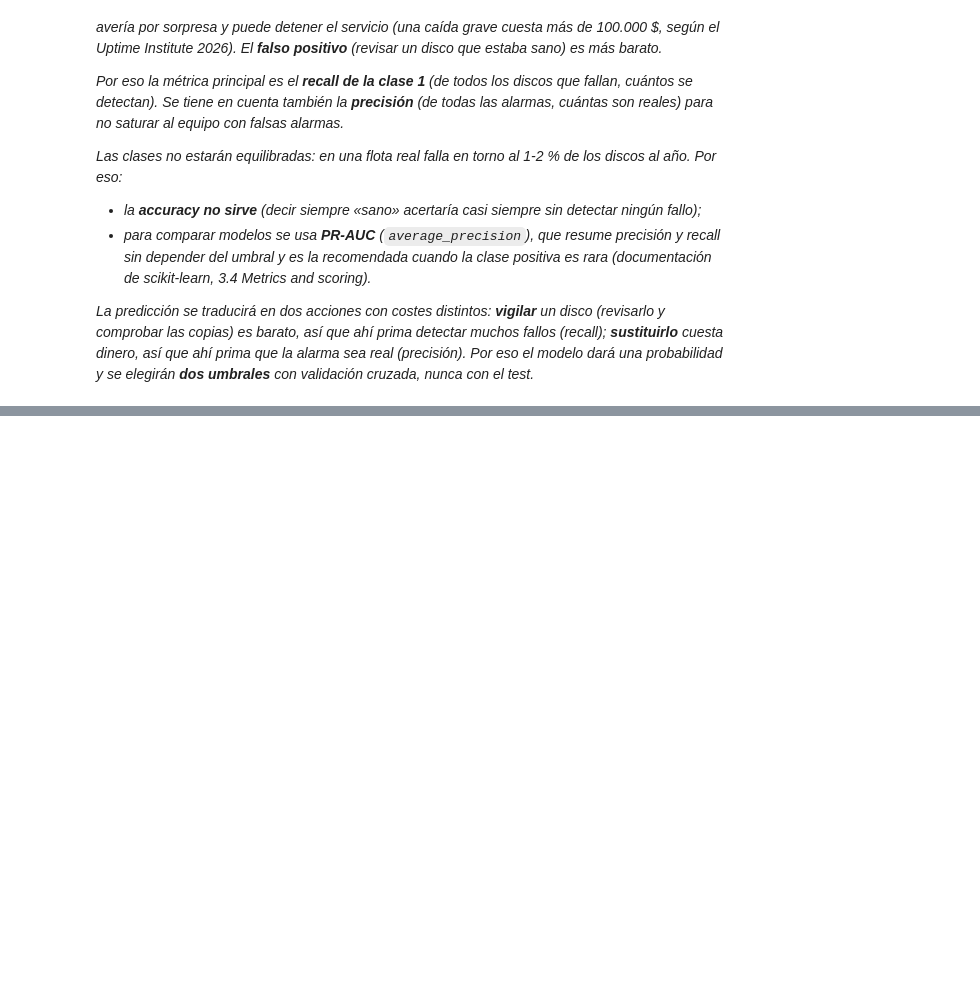
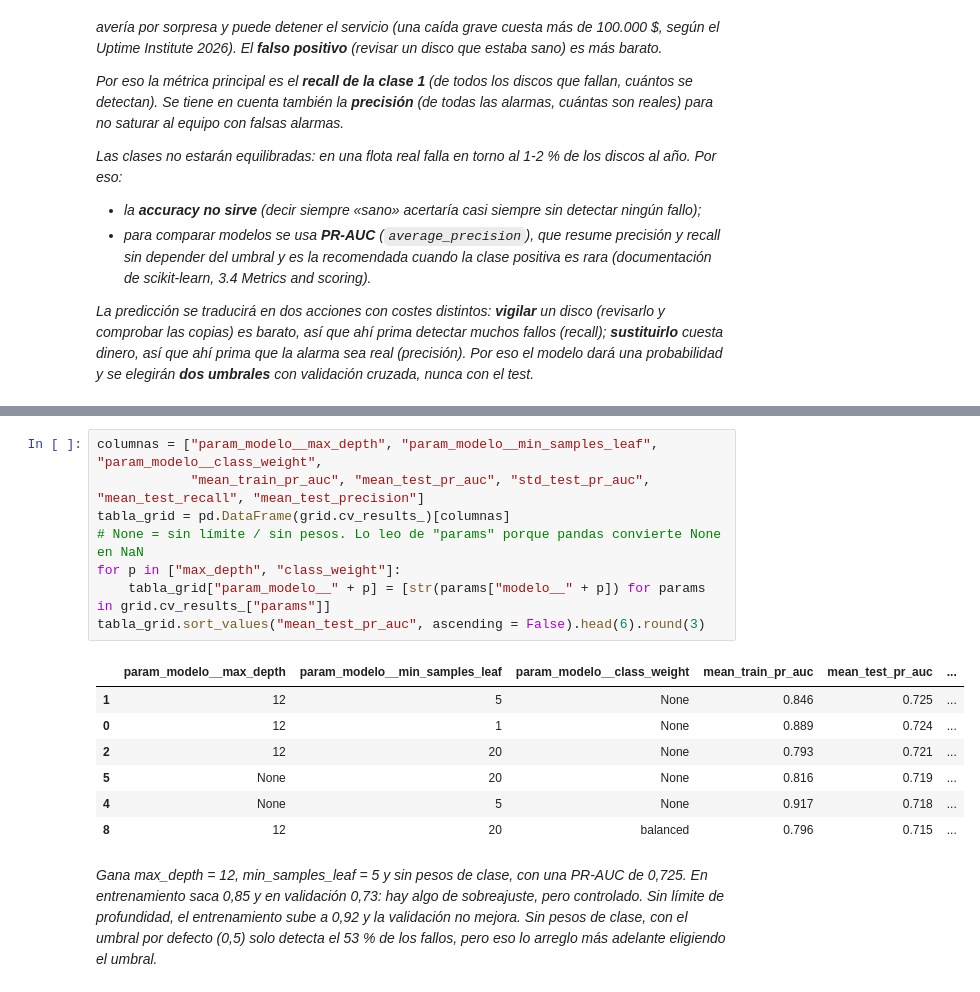
Before and after one commit to Sheilalbgar/uptime-guard, a Jupyter notebook: notebooks/03_Entrenamiento_Evaluacion.ipynb, the cells around one changed output, grey strips where cells are left out. Saved outputs shown, nothing was run; the diff lists cells and outputs as text; blank space fills up the shorter version.

```diff
--- a/notebooks/03_Entrenamiento_Evaluacion.ipynb
+++ b/notebooks/03_Entrenamiento_Evaluacion.ipynb
@@ -19,0 +329,18 @@ Desarrollar un modelo de Machine Learning capaz de identificar las señales de d
+# %%
+columnas = ["param_modelo__max_depth", "param_modelo__min_samples_leaf", "param_modelo__class_weight",
+            "mean_train_pr_auc", "mean_test_pr_auc", "std_test_pr_auc", "mean_test_recall", "mean_test_precision"]
+tabla_grid = pd.DataFrame(grid.cv_results_)[columnas]
+# None = sin límite / sin pesos. Lo leo de "params" porque pandas convierte None en NaN
+for p in ["max_depth", "class_weight"]:
+    tabla_grid["param_modelo__" + p] = [str(params["modelo__" + p]) for params in grid.cv_results_["params"]]
+tabla_grid.sort_values("mean_test_pr_auc", ascending = False).head(6).round(3)
+# %% [output]
+|  | param_modelo__max_depth | param_modelo__min_samples_leaf | param_modelo__class_weight | mean_train_pr_auc | mean_test_pr_auc | ... |
+| 1 | 12 | 5 | None | 0.846 | 0.725 | ... |
+| 0 | 12 | 1 | None | 0.889 | 0.724 | ... |
+| 2 | 12 | 20 | None | 0.793 | 0.721 | ... |
+| 5 | None | 20 | None | 0.816 | 0.719 | ... |
+| 4 | None | 5 | None | 0.917 | 0.718 | ... |
+| 8 | 12 | 20 | balanced | 0.796 | 0.715 | ... |
+# %% [markdown]
+*Gana max_depth = 12, min_samples_leaf = 5 y sin pesos de clase, con una PR-AUC de 0,725. En entrenamiento saca 0,85 y en validación 0,73: hay algo de sobreajuste, pero controlado. Sin límite de profundidad, el entrenamiento sube a 0,92 y la validación no mejora. Sin pesos de clase, con el umbral por defecto (0,5) solo detecta el 53 % de los fallos, pero eso lo arreglo más adelante eligiendo el umbral.*
```
Also changed, not shown: parts of 32 cells of this notebook.
